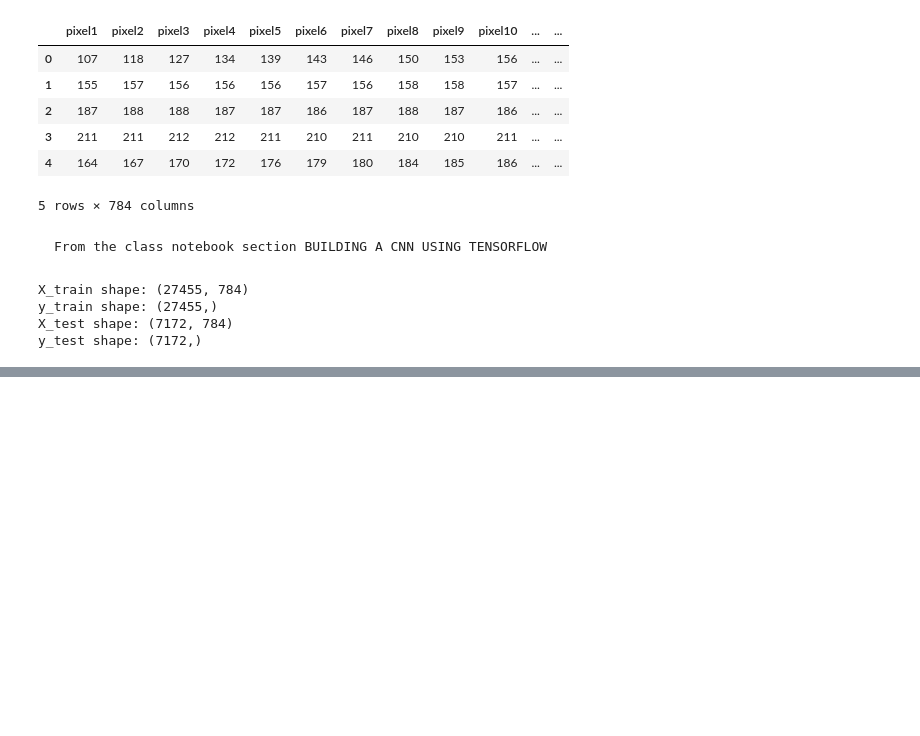
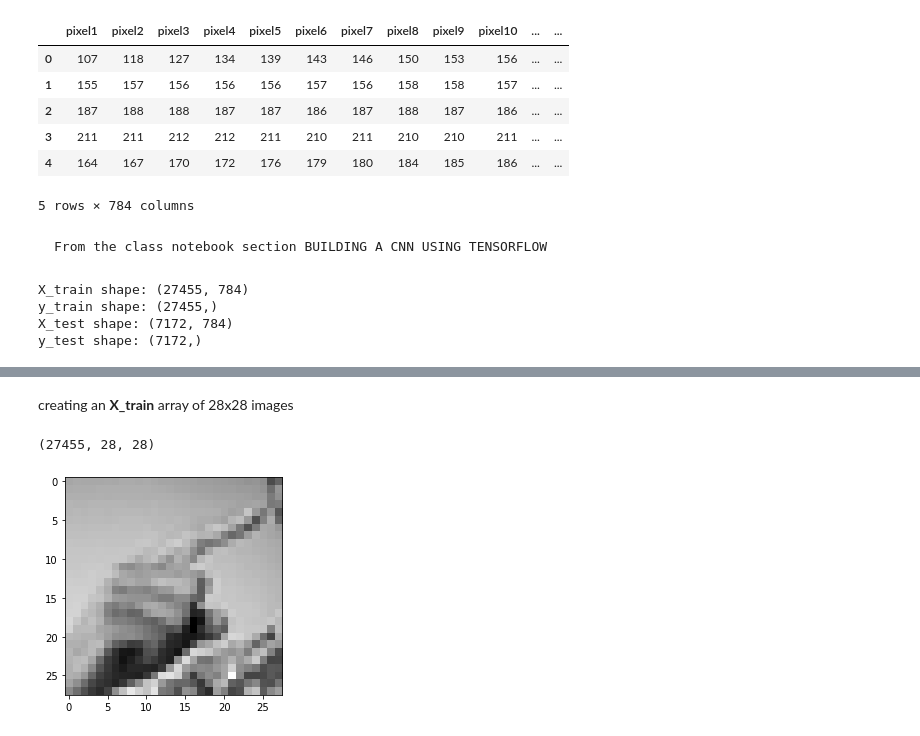
Before and after one commit to Windblown-Marionette/fingerspelling-text, a Jupyter notebook: Fingerspelling-CNN.ipynb, the cells around one changed output, grey strips where cells are left out. Cells and saved outputs as stored; diff of their text form; code cells hidden in the pictures; blank space fills up the shorter version.

```diff
--- a/Fingerspelling-CNN.ipynb
+++ b/Fingerspelling-CNN.ipynb
@@ -108,3 +117,18 @@ Number of classes: 24
+# %% [markdown]
+creating an __X_train__ array of 28x28 images
+# %%
+X_images_train = []
+for n in range(X_train.shape[0]):
+    nth_image = X_train.iloc[n,:].values.reshape(28,28)
+    X_images_train.append(nth_image)
+
+
+plt.pyplot.imshow(X_images_train[0], cmap = 'gray')
+plt.pyplot.imshow(X_images_train[1], cmap = 'gray')
+np.array(X_images_train).shape
+# %% [output]
+(27455, 28, 28)
+[figure, added]
 # %%
 # Define input image dimensions
 img_rows, img_cols = 28, 28#NEED the last 2/3 of shape data from X_ sets.
```
Also changed, not shown: parts of 6 cells of this notebook.
